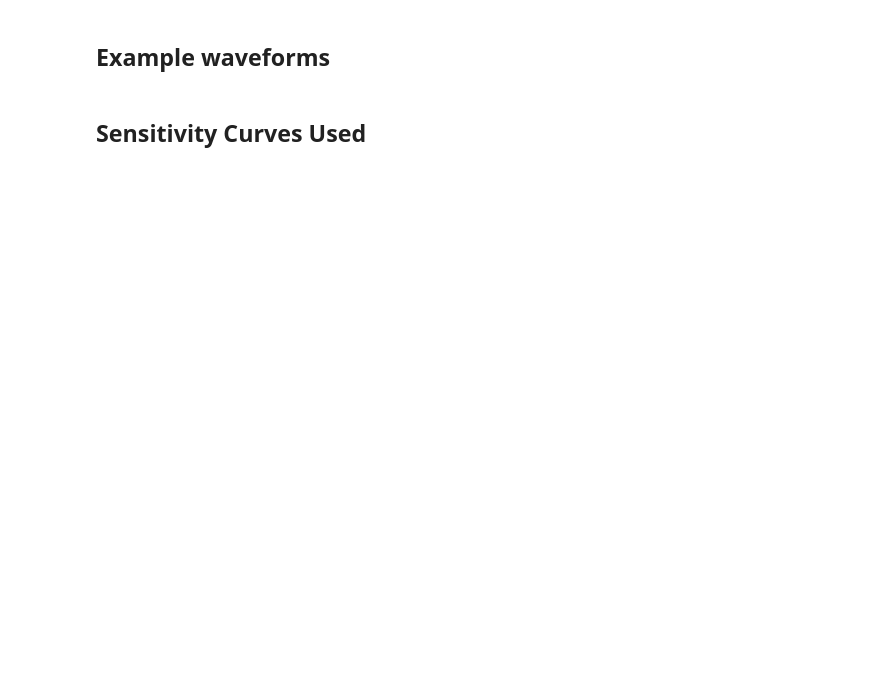
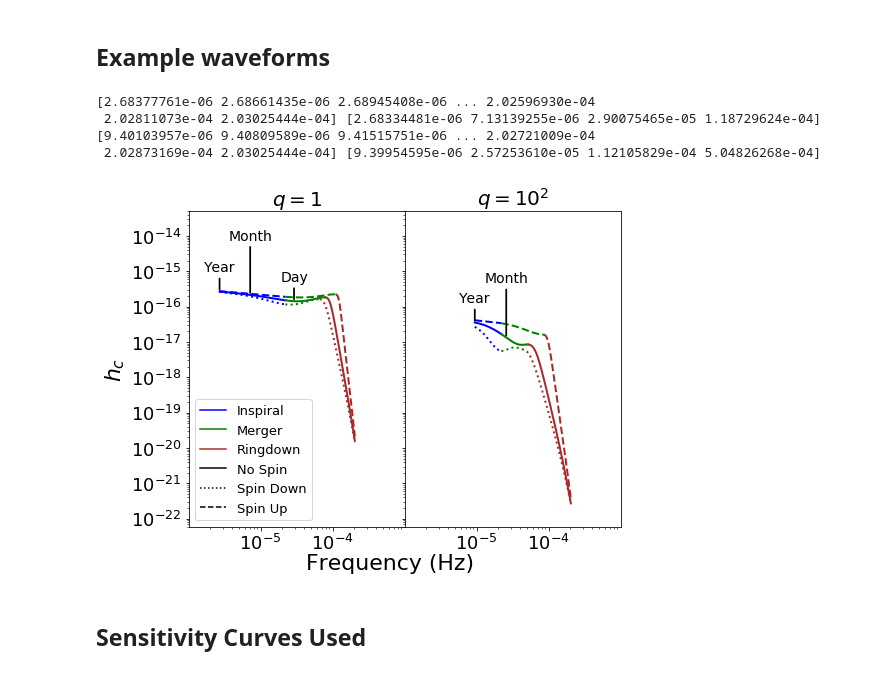
Before and after one commit to mikekatz04/Illustris_LISA_paper, a Jupyter notebook: code/paper_plots.ipynb, the cells around one changed output. Drawn from its saved outputs; the diff is of its cells as text; code cells hidden in the pictures; blank space fills up the shorter version.

```diff
--- a/code/paper_plots.ipynb
+++ b/code/paper_plots.ipynb
@@ -265,6 +293,8 @@ fig.savefig('figures/mt_vs_mr.png', dpi=200)
 fig1, (ax1, ax2) = plt.subplots(nrows=1, ncols=2, sharex=True, sharey=True)
 fig1.set_size_inches(8,6)
 plt.subplots_adjust(wspace=0.0, left=0.15, bottom=0.15)
+
+phenomdwave = PhenomDWaveforms(num_points=4096)
 
 M = 1e8
 z = 1.0
@@ -283,11 +313,10 @@ for q, ax in [[1, ax1], [1/100,ax2]]:
     for s, ls in [[-0.8, 'dotted'], [0.0, 'solid'], [0.8,'dashed']]:
         m1 = M/(1+q)
         m2 = M*q/(1+q)
-        wave = PhenomDWaveforms(m1, m2, s, s, z, start_time, end_time, num_points=4096)
-        wave.create_waveforms()
+        wave = phenomdwave(m1, m2, s, s, z, start_time, end_time)
 
         f = wave.freqs
-        hc = wave.amplitude*np.sqrt(96/200) #averaging factor see Cornish and Robson 2018
+        hc = wave.hc*np.sqrt(96/200) #averaging factor see Cornish and Robson 2018
 
         ins = np.where(f<wave.fmrg)[0]
         mrg = np.where((f>=wave.fmrg)&(f<=wave.fpeak))[0]
@@ -302,33 +331,39 @@ for q, ax in [[1, ax1], [1/100,ax2]]:
 
             tau = N*(start_times*ct.c)/(5.*(m1+m2)*Msun*ct.G/(ct.c**2.))
             flow = 1./(8.*ct.pi*(m1+m2)*Msun*ct.G/(ct.c**2.)*tau**(3./8.))*(1.+((11./32)*N+743./2688.)*tau**(-1./4.))*ct.c/(1+z)
 
             print(f, flow)
             try:
                 f_1y_ind = np.where(f >= flow[0])[0][0]
             except IndexError:
                 f_1y_ind = 0
             ax.annotate("Year",xy=(f[f_1y_ind], hc[f_1y_ind]), xycoords='data',xytext=(0, 20), ha='center', textcoords='offset points',arrowprops=dict(arrowstyle="-",linewidth = 1.75), fontsize=14)
 
             f_1m_ind = np.where(f >= flow[1])[0][0]
             ax.annotate("Month",xy=(f[f_1m_ind], hc[f_1m_ind]), xycoords='data',xytext=(0.0, 55), ha='center', textcoords='offset points',arrowprops=dict(arrowstyle="-",linewidth = 1.75), fontsize=14)
 
             if q != 1/100:
                 f_1d_ind = np.where(f >= flow[2])[0][0]
                 ax.annotate("Day",xy=(f[f_1d_ind], hc[f_1d_ind]), xycoords='data',xytext=(0.0, 20), ha='center', textcoords='offset points',arrowprops=dict(arrowstyle="-",linewidth = 1.75), fontsize=14)
 
 ax1.plot(1,1, color='blue', ls='solid', label='Inspiral')
 ax1.plot(1,1, color='green', ls='solid', label='Merger')
 ax1.plot(1,1, color='brown', ls='solid', label='Ringdown')
 ax1.plot(1,1, color='black', ls='solid', label='No Spin')
 ax1.plot(1,1, color='black', ls='dotted', label='Spin Down')
 ax1.plot(1,1, color='black', ls='dashed', label='Spin Up')
 ax1.legend(loc='lower left', prop={'size':13})
 ax1.set_ylabel(r'$h_c$', fontsize = 22)
 ax1.set_xticks([1e-5, 1e-4])
 
 fig1.text(0.5, 0.05, 'Frequency (Hz)', ha = 'center', fontsize=22)
 fig1.savefig('figures/phase_tracks1.pdf', dpi=200)
+# %% [output]
+[2.68377761e-06 2.68661435e-06 2.68945408e-06 ... 2.02596930e-04
+ 2.02811073e-04 2.03025444e-04] [2.68334481e-06 7.13139255e-06 2.90075465e-05 1.18729624e-04]
+[9.40103957e-06 9.40809589e-06 9.41515751e-06 ... 2.02721009e-04
+ 2.02873169e-04 2.03025444e-04] [9.39954595e-06 2.57253610e-05 1.12105829e-04 5.04826268e-04]
+[figure, added]
 # %% [markdown]
 ## Sensitivity Curves Used
 # %%
```
Also changed, not shown: parts of 9 cells of this notebook, 11 other files.
